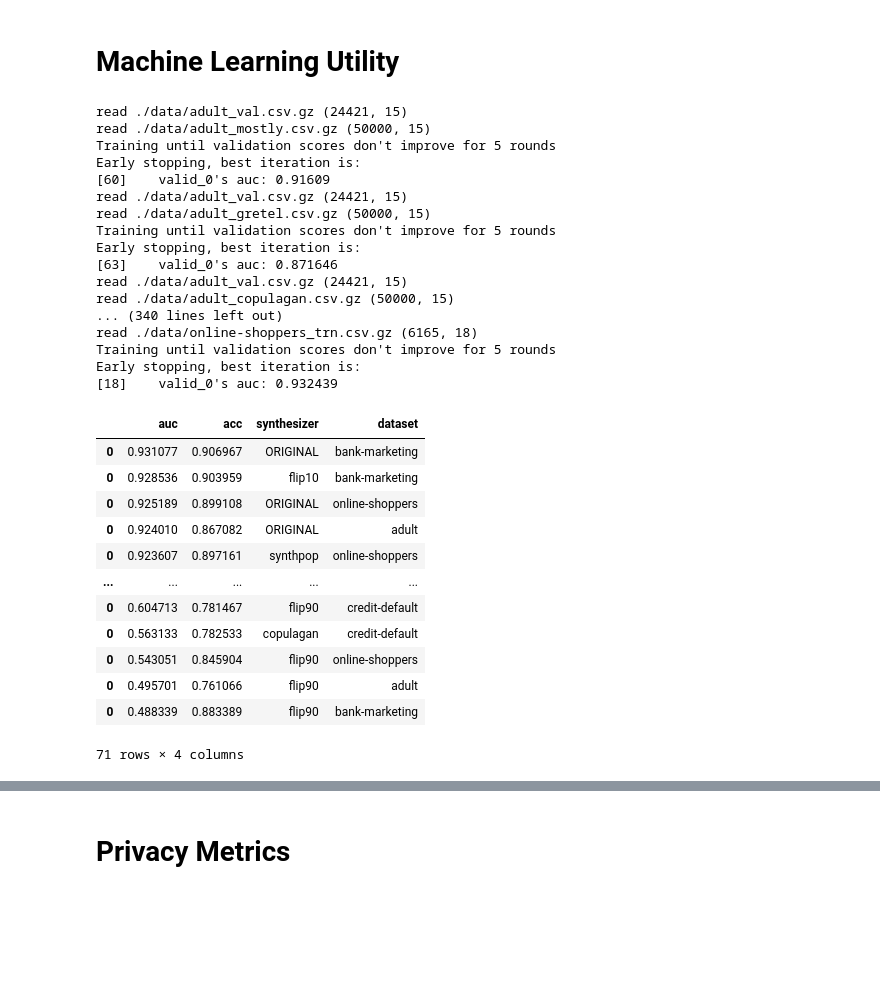
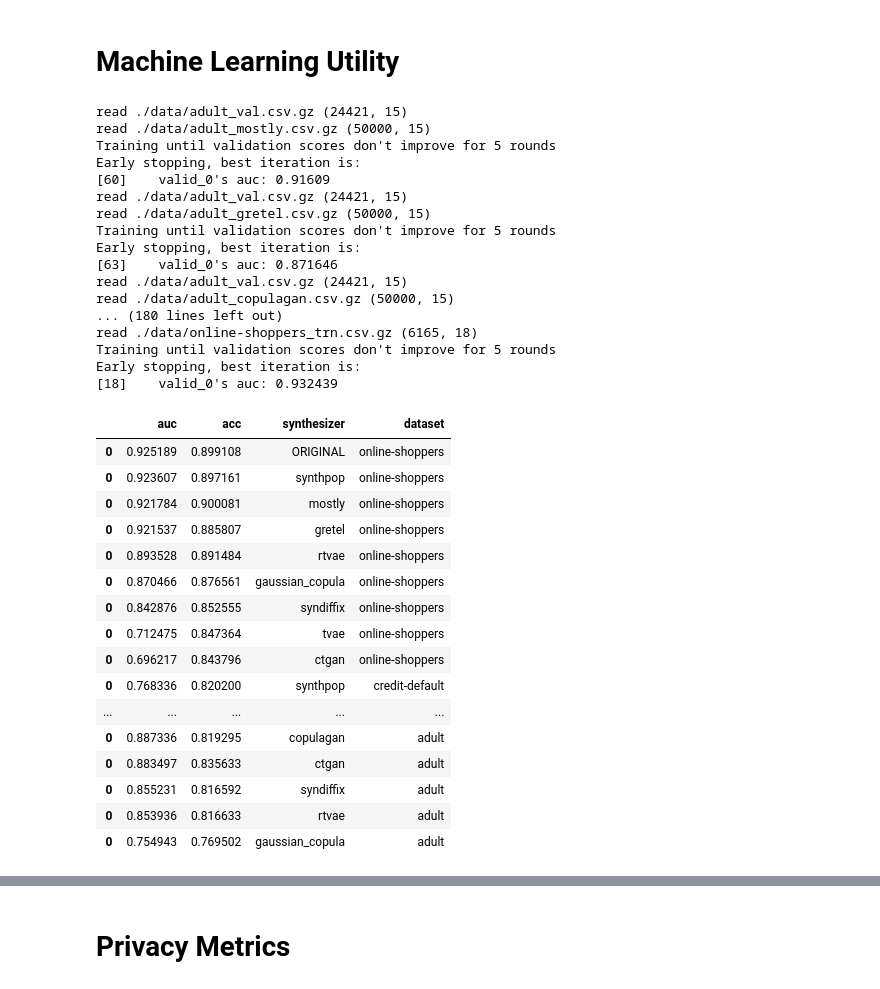
Before and after one commit to mostly-ai/paper-fidelity-accuracy, a Jupyter notebook: 2023-05/evaluate.ipynb, the cells around one changed output, grey strips where cells are left out. Saved outputs shown, nothing was run; the diff lists cells and outputs as text; code cells hidden in the pictures; blank space fills up the shorter version.

```diff
--- a/2023-05/evaluate.ipynb
+++ b/2023-05/evaluate.ipynb
@@ -45,16 +45,17 @@ fns = [
     'tvae',
     'gaussian_copula',
     'synthpop',
+    'syndiffix',
     "rtvae",
-    "flip10",
-    "flip20",
-    "flip30",
-    "flip40",
-    "flip50",
-    "flip60",
-    "flip70",
-    "flip80",
-    "flip90",
+    # "flip10",
+    # "flip20",
+    # "flip30",
+    # "flip40",
+    # "flip50",
+    # "flip60",
+    # "flip70",
+    # "flip80",
+    # "flip90",
 ]
 # %% [markdown]
 # Fidelity Metrics
@@ -301,47 +306,51 @@ for dataset in datasets:
         syn_fn = f"{repo}{dataset}_{fn}.csv.gz"
         syn = pd.read_csv(syn_fn)
         print(f"read {syn_fn} {syn.shape}")
         X, y = prepare_xy(syn)
         m = train_model(X, y)
         row = evaluate_model(m, val)
         row = row.assign(synthesizer=fn if fn!='trn' else 'ORIGINAL')
         row = row.assign(dataset=dataset)
         results.append(row)
 
-ml = pd.concat(results).sort_values('auc', ascending=False)
+ml = pd.concat(results).sort_values(['dataset', 'auc'], ascending=False)
 ml.to_csv('ml.csv.gz', index=False)
 ml
 # %% [output]
 read ./data/adult_val.csv.gz (24421, 15)
 read ./data/adult_mostly.csv.gz (50000, 15)
 Training until validation scores don't improve for 5 rounds
 Early stopping, best iteration is:
 [60]    valid_0's auc: 0.91609
 read ./data/adult_val.csv.gz (24421, 15)
 read ./data/adult_gretel.csv.gz (50000, 15)
 Training until validation scores don't improve for 5 rounds
 Early stopping, best iteration is:
 [63]    valid_0's auc: 0.871646
 read ./data/adult_val.csv.gz (24421, 15)
 read ./data/adult_copulagan.csv.gz (50000, 15)
-... (340 lines left out)
+... (180 lines left out)
 read ./data/online-shoppers_trn.csv.gz (6165, 18)
 Training until validation scores don't improve for 5 rounds
 Early stopping, best iteration is:
 [18]    valid_0's auc: 0.932439
 |  | auc | acc | synthesizer | dataset |
-| 0 | 0.931077 | 0.906967 | ORIGINAL | bank-marketing |
-| 0 | 0.928536 | 0.903959 | flip10 | bank-marketing |
 | 0 | 0.925189 | 0.899108 | ORIGINAL | online-shoppers |
-| 0 | 0.924010 | 0.867082 | ORIGINAL | adult |
 | 0 | 0.923607 | 0.897161 | synthpop | online-shoppers |
+| 0 | 0.921784 | 0.900081 | mostly | online-shoppers |
+| 0 | 0.921537 | 0.885807 | gretel | online-shoppers |
+| 0 | 0.893528 | 0.891484 | rtvae | online-shoppers |
+| 0 | 0.870466 | 0.876561 | gaussian_copula | online-shoppers |
+| 0 | 0.842876 | 0.852555 | syndiffix | online-shoppers |
+| 0 | 0.712475 | 0.847364 | tvae | online-shoppers |
+| 0 | 0.696217 | 0.843796 | ctgan | online-shoppers |
+| 0 | 0.768336 | 0.820200 | synthpop | credit-default |
 | ... | ... | ... | ... | ... |
-| 0 | 0.604713 | 0.781467 | flip90 | credit-default |
-| 0 | 0.563133 | 0.782533 | copulagan | credit-default |
-| 0 | 0.543051 | 0.845904 | flip90 | online-shoppers |
-| 0 | 0.495701 | 0.761066 | flip90 | adult |
-| 0 | 0.488339 | 0.883389 | flip90 | bank-marketing |
+| 0 | 0.887336 | 0.819295 | copulagan | adult |
+| 0 | 0.883497 | 0.835633 | ctgan | adult |
+| 0 | 0.855231 | 0.816592 | syndiffix | adult |
+| 0 | 0.853936 | 0.816633 | rtvae | adult |
+| 0 | 0.754943 | 0.769502 | gaussian_copula | adult |
-71 rows × 4 columns
 # %%
 def plot(agg, dataset, metric, title):
     d = agg.loc[agg['dataset']==dataset].sort_values(metric, ascending=True)
```
Also changed, not shown: parts of 13 cells of this notebook, 8 other files.
